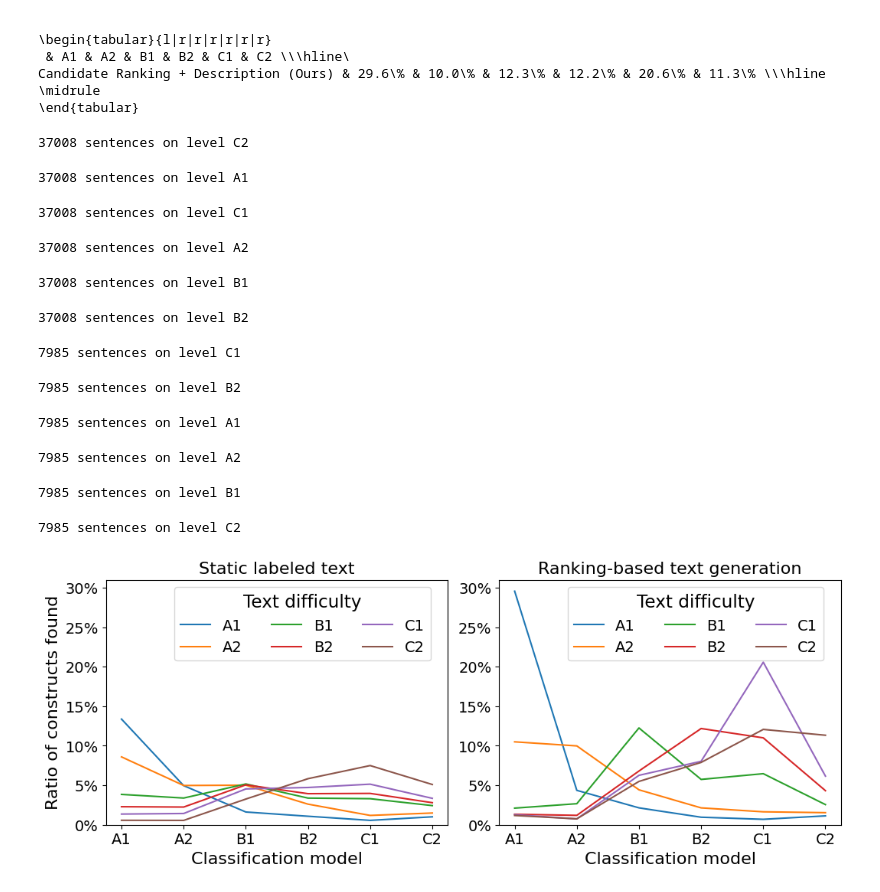
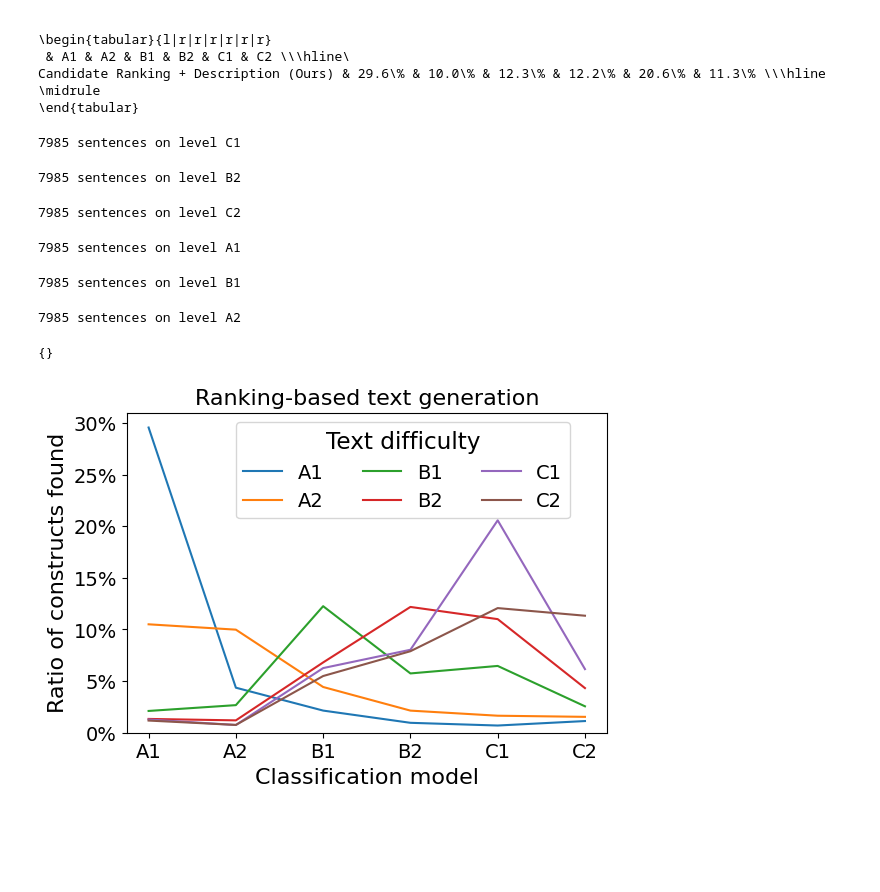
Before and after one commit to dominikglandorf/LLM-grammar, a Jupyter notebook: exp/009_text_classification.ipynb, the cells around one changed output. Drawn from its saved outputs; the diff is of its cells as text; code cells hidden in the pictures; blank space fills up the shorter version.

Commit message:
adapt plotting

```diff
--- a/exp/009_text_classification.ipynb
+++ b/exp/009_text_classification.ipynb
@@ -163,7 +155,7 @@ def to_percent(y, position):
     return f"{100 * y:.0f}%"
 # %%
 methods = {
-    'Static labeled text': 'cefr_leveled_texts.csv',
+    #'Static labeled text': 'cefr_leveled_texts.csv',
     'Ranking-based text generation': 'controlled_text_ranking_info.csv'
 }
 
@@ -174,16 +166,10 @@ def get_df(file='controlled_text_ranking.csv'):
 
 corr_dfs = {label: get_df(file) for label, file in methods.items()}
 # %% [output]
-37008 sentences on level C2
+7985 sentences on level C1
-37008 sentences on level A1
+7985 sentences on level B2
-37008 sentences on level C1
+7985 sentences on level C2
-37008 sentences on level A2
+7985 sentences on level A1
-37008 sentences on level B1
+7985 sentences on level B1
-37008 sentences on level B2
+7985 sentences on level A2
-7985 sentences on level C1
-7985 sentences on level B2
-7985 sentences on level A1
-7985 sentences on level A2
-7985 sentences on level B1
-7985 sentences on level C2
 # %%
@@ -191,30 +178,38 @@ corr_dfs['Static labeled text'].to_json("../doc/baseline_levels.json")
+# %%
+corr_dfs['Static labeled text'] = pd.read_json("../doc/baseline_levels.json")
+# %%
+corr_dfs_2 = corr_dfs
+del corr_dfs_2['Static labeled text']
+corr_dfs_2
+# %% [output]
+{}
 # %%
 plt.rcParams.update({'font.size': 20, 'axes.labelsize': 16, 'axes.titlesize': 16, 'xtick.labelsize': 14,
                      'ytick.labelsize': 14, 'legend.fontsize': 14})
 plt.rcParams['legend.title_fontsize'] = 'small'
 def plot_all_levels(corr_df, axis, title_label="ranking-based"):
     df_sorted = corr_df.sort_index(axis=1)
     for label in df_sorted.index:
         axis.plot(df_sorted.columns, df_sorted.loc[label, :], label=label)
 
     axis.set_xlabel('Classification model')
     axis.set_ylabel('Ratio of constructs found')
     axis.set_title(f'{title_label}')
     axis.yaxis.set_major_formatter(FuncFormatter(to_percent))
     axis.set_ylim(0, 0.31)  # Replace lower_limit and upper_limit with your desired values
     axis.legend(title="Text difficulty", loc='upper center', bbox_to_anchor=(0.575, 1), ncol=len(df_sorted.index)/2)
 
 legends = []
 # Create two subplots
-fig, axes = plt.subplots(1, 2, figsize=(12, 4))
+fig, axes = plt.subplots(1, 1, figsize=(6, 4))
 # After creating subplots, adjust the spacing around subplots
 plt.subplots_adjust(left=0.1, right=0.9, top=0.9, bottom=0.1, wspace=0.15, hspace=0.3)
 
 for idx, (label, corr_df) in enumerate(corr_dfs.items()):
-    plot_all_levels(corr_df, axes[idx], label)
-axes[1].set_ylabel('')
+    plot_all_levels(corr_df, axes, label)
+#axes[1].set_ylabel('')
 
-plt.savefig(f'../doc/all_levels.pdf', transparent=True, bbox_inches='tight')
+plt.savefig(f'../doc/ranking_all_levels.pdf', transparent=True, bbox_inches='tight')
 plt.show()
 # %% [output]
-[figure, old version]
+[figure, new version]
```
Also changed, not shown: parts of 4 cells of this notebook, 9 other files.
